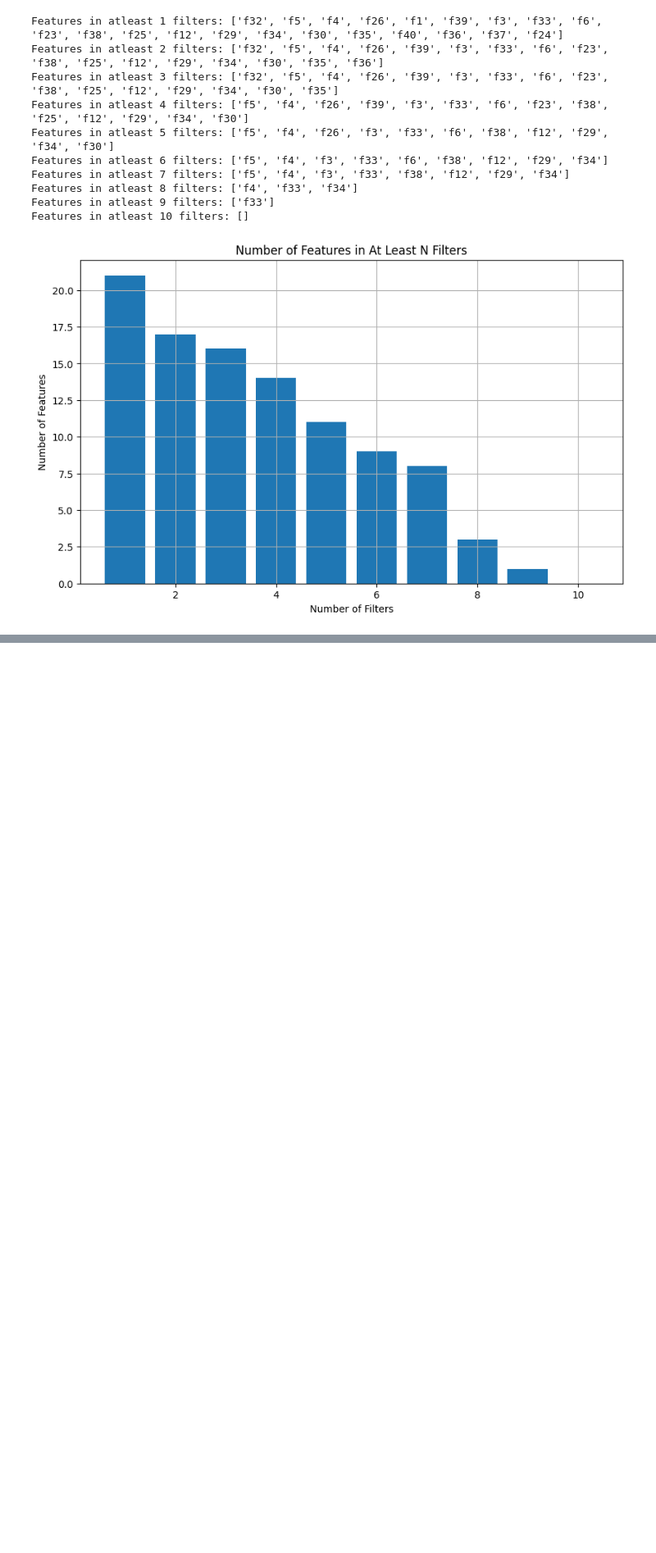
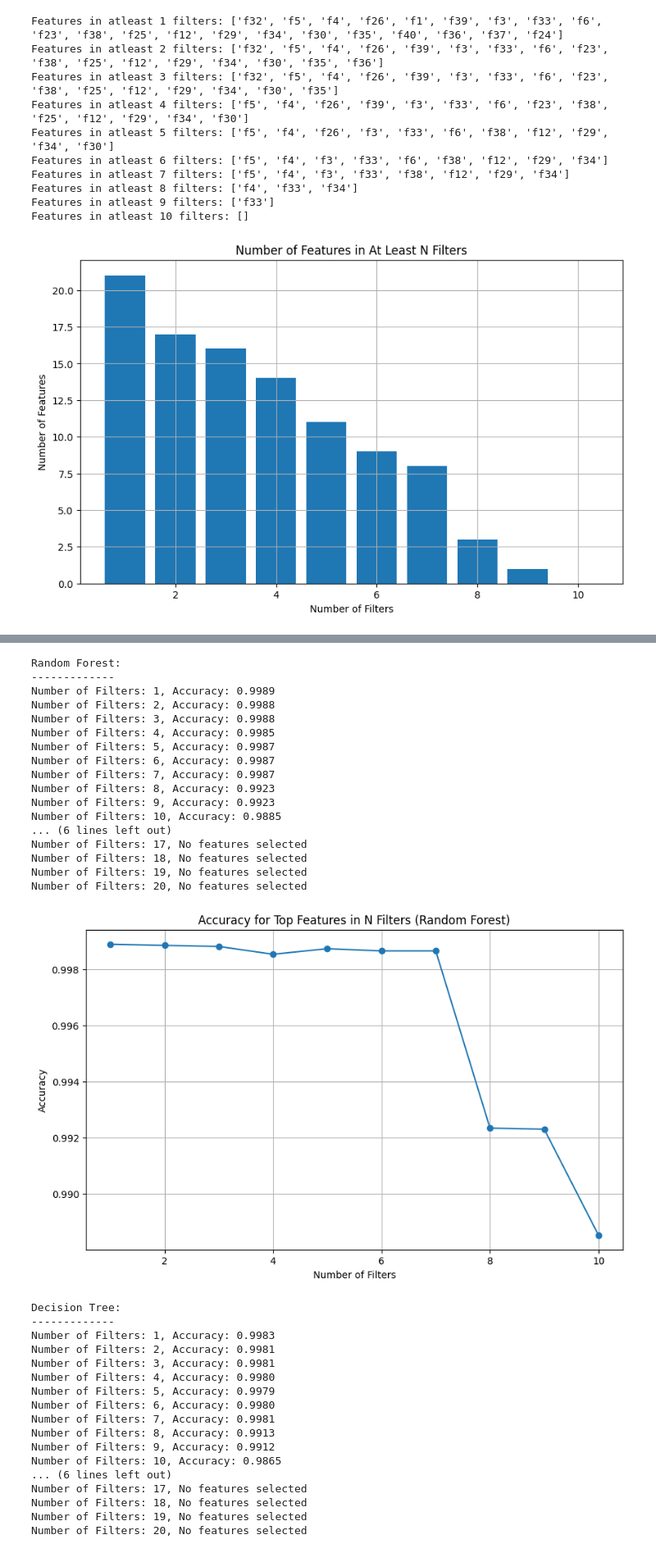
Before and after one commit to aravinds44/IntrusionDetection, a Jupyter notebook: NSL KDD/FeatureSelectionBinary/feature_ranking/feature_ensemble/top_features_in_filters.ipynb, the cells around one changed output, grey strips where cells are left out. Shown at 82% size. Cells and saved outputs as stored; diff of their text form; code cells hidden in the pictures; blank space fills up the shorter version.

```diff
--- a/NSL KDD/FeatureSelectionBinary/feature_ranking/feature_ensemble/top_features_in_filters.ipynb
+++ b/NSL KDD/FeatureSelectionBinary/feature_ranking/feature_ensemble/top_features_in_filters.ipynb
@@ -240,0 +273,3 @@ plt.show()
+# %%
+# Find the features that are in at least 1, 2, ..., 10 filters
+features_in_n_filters = {n: [feature for feature, count in feature_counts.items() if count >= n] for n in range(1, 21)}
@@ -240,0 +296,76 @@ plt.show()
+# %%
+def calculate_accuracy(model, X_train, X_test, y_train, y_test):
+    model.fit(X_train, y_train)
+    predictions = model.predict(X_test)
+    return accuracy_score(y_test, predictions)
+# %%
+classifiers = {
+    'Random Forest': RandomForestClassifier(),
+    'Decision Tree': DecisionTreeClassifier(),
+    'KNN': KNeighborsClassifier()
+}
+# %%
+# Split your data into train and test sets before the iterations
+X_train, X_test, y_train, y_test = train_test_split(X,y, test_size=0.2, random_state=42)
+# %%
+for classifier_name, classifier in classifiers.items():
+    accuracy_results = {}
+    print(f'\n{classifier_name}:\n{"-" * len(classifier_name)}')
+
+    for n, features in features_in_n_filters.items():
+        # Check if the list of features is empty
+        if not features:
+            print(f'Number of Filters: {n}, No features selected')
+            continue
+
+        X_train_selected = X_train[features]
+        X_test_selected = X_test[features]
+
+        accuracy = calculate_accuracy(classifier, X_train_selected, X_test_selected, y_train, y_test)
+        accuracy_results[n] = accuracy
+
+        print(f'Number of Filters: {n}, Accuracy: {accuracy:.4f}')
+
+    plt.figure(figsize=(10, 6))
+    plt.plot(list(accuracy_results.keys()), list(accuracy_results.values()), marker='o')
+    plt.xlabel('Number of Filters')
+    plt.ylabel('Accuracy')
+    plt.title(f'Accuracy for Top Features in N Filters ({classifier_name})')
+    plt.grid(True)
+    plt.show()
+# %% [output]
+Random Forest:
+-------------
+Number of Filters: 1, Accuracy: 0.9989
+Number of Filters: 2, Accuracy: 0.9988
+Number of Filters: 3, Accuracy: 0.9988
+Number of Filters: 4, Accuracy: 0.9985
+Number of Filters: 5, Accuracy: 0.9987
+Number of Filters: 6, Accuracy: 0.9987
+Number of Filters: 7, Accuracy: 0.9987
+Number of Filters: 8, Accuracy: 0.9923
+Number of Filters: 9, Accuracy: 0.9923
+Number of Filters: 10, Accuracy: 0.9885
+... (6 lines left out)
+Number of Filters: 17, No features selected
+Number of Filters: 18, No features selected
+Number of Filters: 19, No features selected
+Number of Filters: 20, No features selected
+[figure, added]
+Decision Tree:
+-------------
+Number of Filters: 1, Accuracy: 0.9983
+Number of Filters: 2, Accuracy: 0.9981
+Number of Filters: 3, Accuracy: 0.9981
+Number of Filters: 4, Accuracy: 0.9980
+Number of Filters: 5, Accuracy: 0.9979
+Number of Filters: 6, Accuracy: 0.9980
+Number of Filters: 7, Accuracy: 0.9981
+Number of Filters: 8, Accuracy: 0.9913
+Number of Filters: 9, Accuracy: 0.9912
+Number of Filters: 10, Accuracy: 0.9865
+... (6 lines left out)
+Number of Filters: 17, No features selected
+Number of Filters: 18, No features selected
+Number of Filters: 19, No features selected
+Number of Filters: 20, No features selected
```
Also changed, not shown: parts of 13 cells of this notebook.
